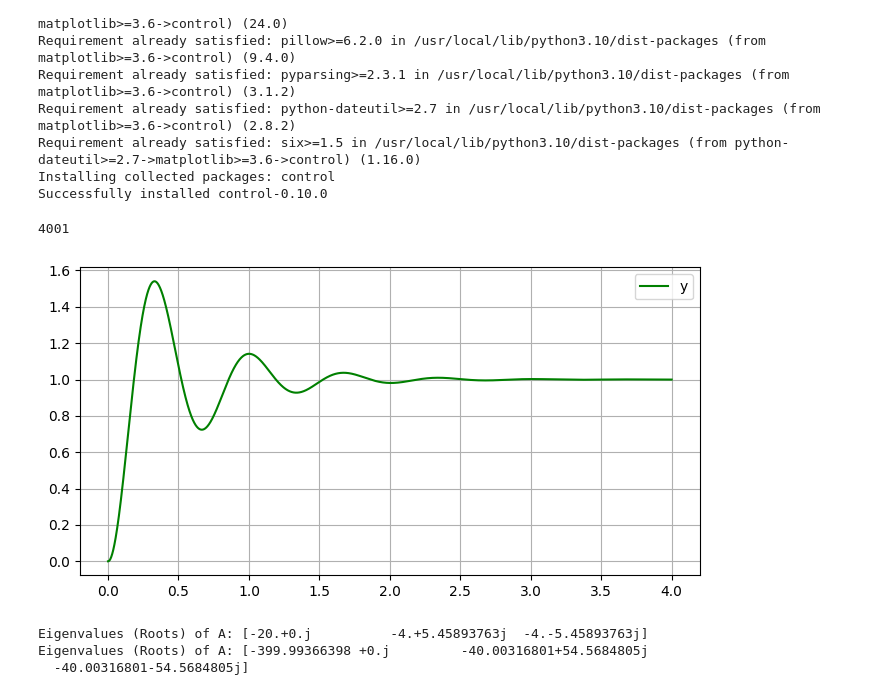
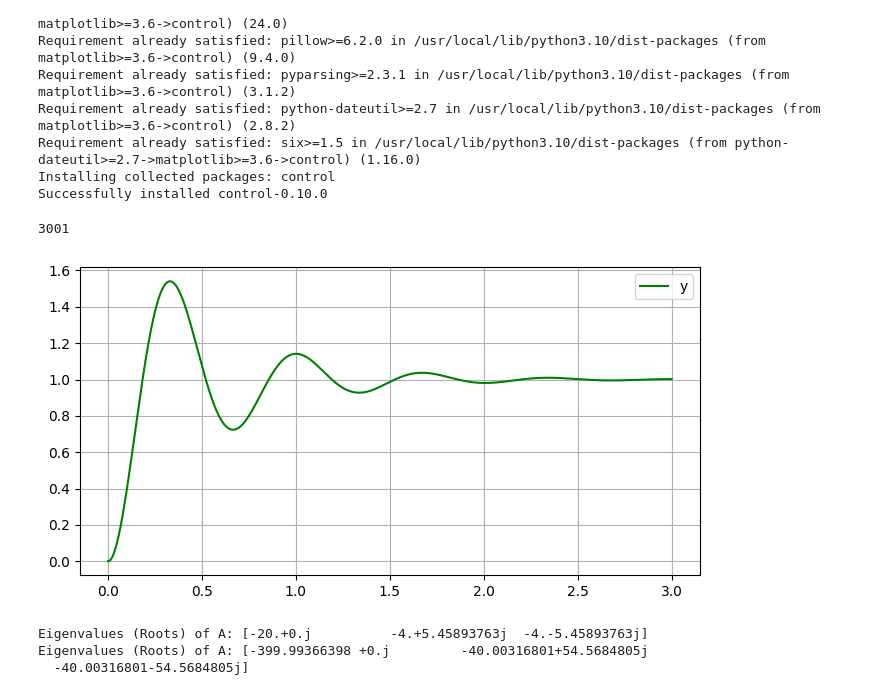
Before and after one commit to ibribr/Control-Engineering, a Jupyter notebook: HA_10.ipynb, the cells around one changed output. Saved outputs shown, nothing was run; the diff lists cells and outputs as text; code cells hidden in the pictures.

```diff
--- a/HA_10.ipynb
+++ b/HA_10.ipynb
@@ -25,12 +25,12 @@ from scipy import signal
 import numpy as np
 import matplotlib.pyplot as plt
 # %%
-# Define your plant in state space in cascade form:
+# Define your plant in phase variable form:
 A = np.array([[0, 1, 0],[0, 0, 1],[0, -36, -15]])
 B = np.array([[0],[0],[1]])
 C = np.array([1000, 100, 0])
 D = np.array([0])
-K = np.array([2094, 373.1, 14.97])              #Kz   row vector
+K = np.array([2093.2, 373.02, 14.97])              #Kz   row vector
 
 """
 A = np.array([[0, 1],[-3, 5]])
@@ -46,39 +46,39 @@ r = 1
 
 # simulate
 t0 = 0
-t1 = 4           # remeber that Ts is 1 sec
+t1 = 3           # remeber that Ts is 1 sec
 dt = 0.001
 nt = int( t1 / dt ) + 1 # Number of points of sim time
 t = np.linspace(t0, t1, nt)
 
 
 #print(x.reshape(-1,1))
 print(t.shape[0])
 rplt = np.zeros(t.shape[0])
 yplt = np.zeros(t.shape[0])
 
 for i in range(t.shape[0]):
   # model
   xdot = np.dot(A, x) + B * u        #state equation
   x = x + xdot * dt
   y = np.dot(C,x)+ D * u             # output equation
 
   #u = r - np.dot(K,x)                 # controller using state feedback (very large staedy state error but transient response will fullfil our design requirements)
   u = r - y                            # controller using output feedback
 
   yplt[i] = y
   rplt[i] = r
 
 # plot results
 plt.figure(figsize=(8, 4))
 plt.plot(t, yplt, 'green')
 #plt.ylim(0, 0.002)
 plt.grid()
 plt.legend(['y'])
 plt.show()
 # %% [output]
-4001
+3001
-[figure, old version]
+[figure, new version]
 # %%
 # plot roots (eigenvalues) of the system matrix of controlled system and observer
 sys_eigenvalues, _ = np.linalg.eig(A-np.outer(B, K))
```
